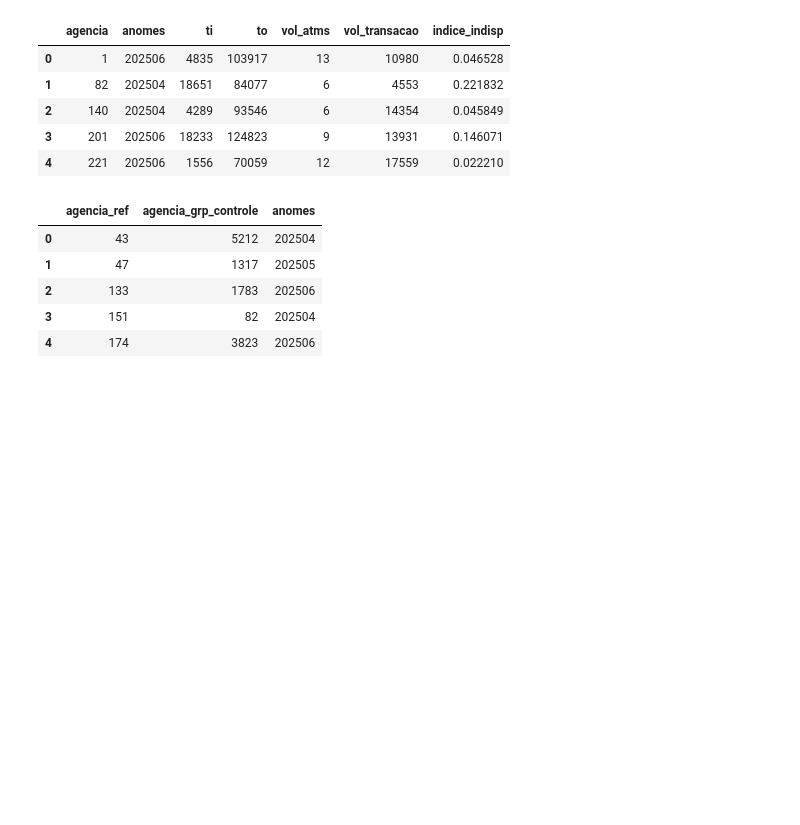
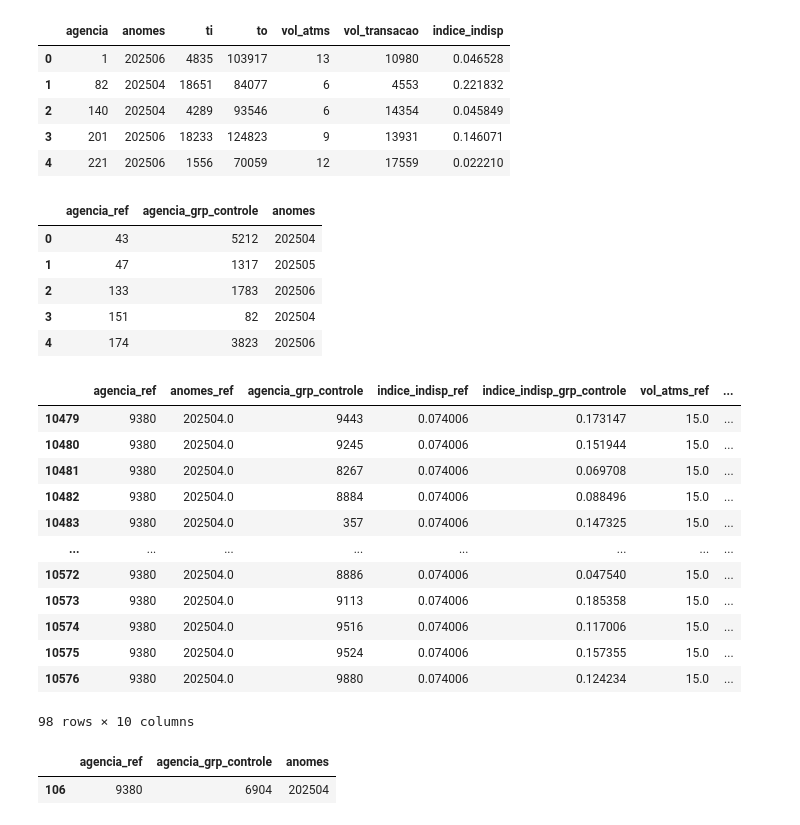
Before and after one commit to SAMUKISZHSD/dist-euclidiana, a Jupyter notebook: dist_euclidian_test.ipynb, the cells around one changed output. Cells and saved outputs as stored; diff of their text form; code cells hidden in the pictures; blank space fills up the shorter version.

Commit message:
feat: validação da logica do calculo da distancia euclidiana para criação do grupo controle

```diff
--- a/dist_euclidian_test.ipynb
+++ b/dist_euclidian_test.ipynb
@@ -327,3 +327,20 @@ agencias_grupo_controle.head()
 | 2 | 133 | 1783 | 202506 |
 | 3 | 151 | 82 | 202504 |
 | 4 | 174 | 3823 | 202506 |
+# %%
+validacao_logica_dist_euclidian_indisp = lista_ag_proximas_indisp[lista_ag_proximas_indisp['agencia_ref'] == 9380]
+validacao_logica_dist_euclidian_indisp
+# %% [output]
+|  | agencia_ref | anomes_ref | agencia_grp_controle | indice_indisp_ref | indice_indisp_grp_controle | vol_atms_ref | ... |
+| 10479 | 9380 | 202504.0 | 9443 | 0.074006 | 0.173147 | 15.0 | ... |
+| 10480 | 9380 | 202504.0 | 9245 | 0.074006 | 0.151944 | 15.0 | ... |
+| 10481 | 9380 | 202504.0 | 8267 | 0.074006 | 0.069708 | 15.0 | ... |
+| 10482 | 9380 | 202504.0 | 8884 | 0.074006 | 0.088496 | 15.0 | ... |
+| 10483 | 9380 | 202504.0 | 357 | 0.074006 | 0.147325 | 15.0 | ... |
+| ... | ... | ... | ... | ... | ... | ... | ... |
+| 10572 | 9380 | 202504.0 | 8886 | 0.074006 | 0.047540 | 15.0 | ... |
+| 10573 | 9380 | 202504.0 | 9113 | 0.074006 | 0.185358 | 15.0 | ... |
+| 10574 | 9380 | 202504.0 | 9516 | 0.074006 | 0.117006 | 15.0 | ... |
+| 10575 | 9380 | 202504.0 | 9524 | 0.074006 | 0.157355 | 15.0 | ... |
+| 10576 | 9380 | 202504.0 | 9880 | 0.074006 | 0.124234 | 15.0 | ... |
+98 rows × 10 columns
@@ -329,0 +350,6 @@ agencias_grupo_controle.head()
+# %%
+validacao_logica_dist_euclidian = agencias_grupo_controle[agencias_grupo_controle['agencia_ref'] == 9380]
+validacao_logica_dist_euclidian
+# %% [output]
+|  | agencia_ref | agencia_grp_controle | anomes |
+| 106 | 9380 | 6904 | 202504 |
```
Also changed, not shown: parts of 1 cell of this notebook.
